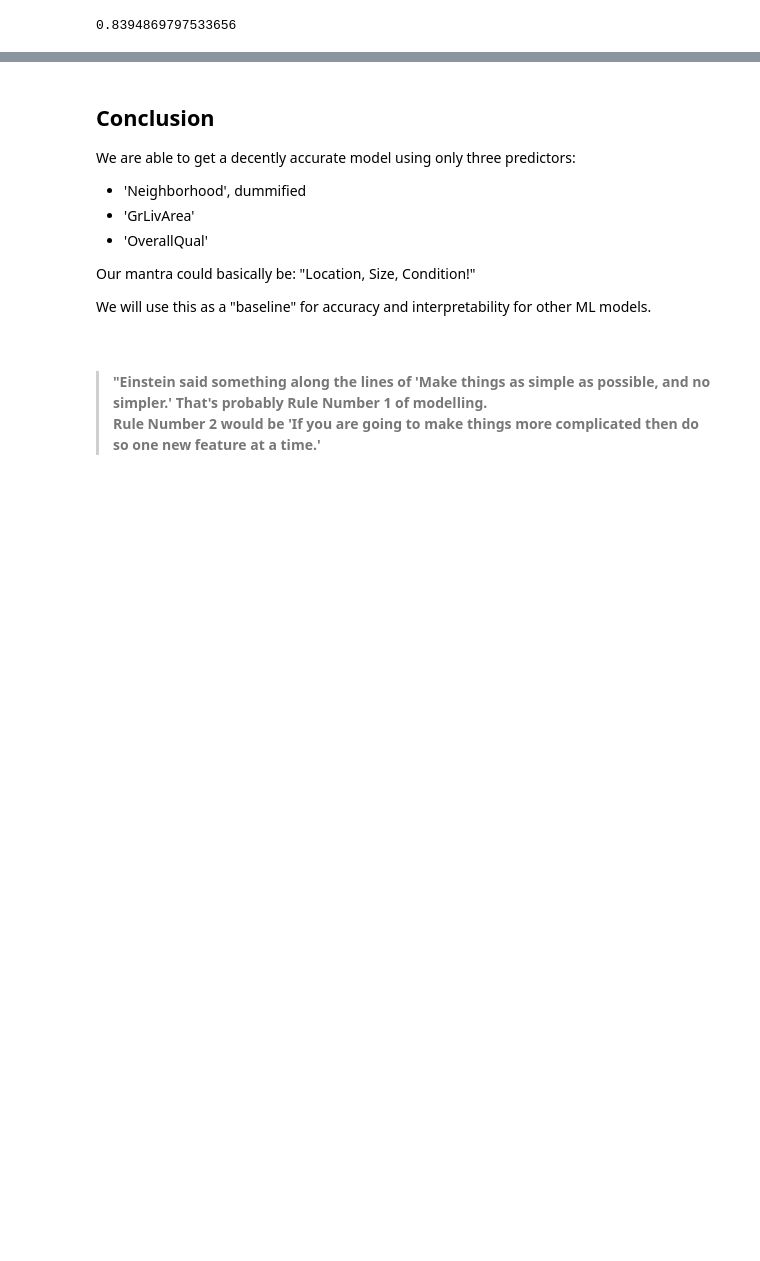
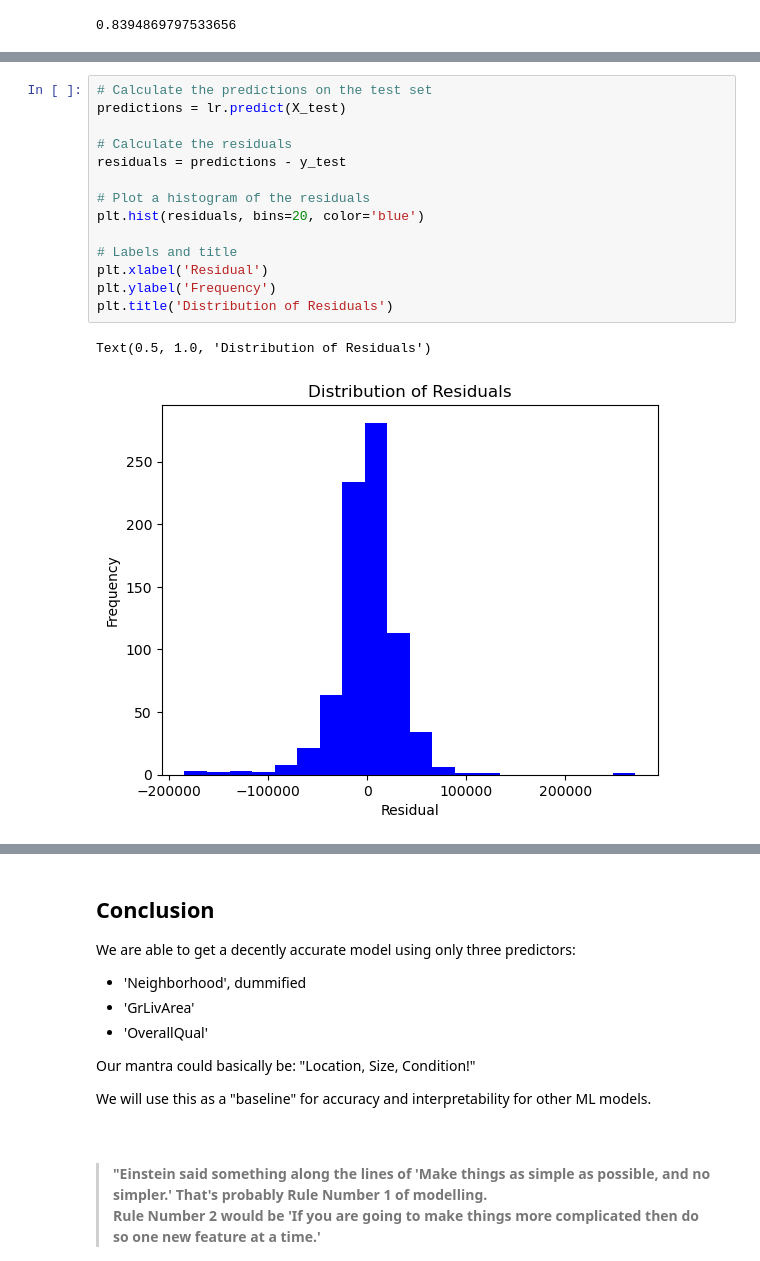
Before and after one commit to bassoonelephant/ames, a Jupyter notebook: 2-ames-LR.ipynb, the cells around one changed output, grey strips where cells are left out. Cells and saved outputs as stored; diff of their text form; blank space fills up the shorter version.

```diff
--- a/2-ames-LR.ipynb
+++ b/2-ames-LR.ipynb
@@ -646,0 +590,17 @@ Name: SalePrice, Length: 774, dtype: float64
+# %%
+# Calculate the predictions on the test set
+predictions = lr.predict(X_test)
+
+# Calculate the residuals
+residuals = predictions - y_test
+
+# Plot a histogram of the residuals
+plt.hist(residuals, bins=20, color='blue')
+
+# Labels and title
+plt.xlabel('Residual')
+plt.ylabel('Frequency')
+plt.title('Distribution of Residuals')
+# %% [output]
+Text(0.5, 1.0, 'Distribution of Residuals')
+[figure, added]
```
Also changed, not shown: parts of 16 cells of this notebook.
